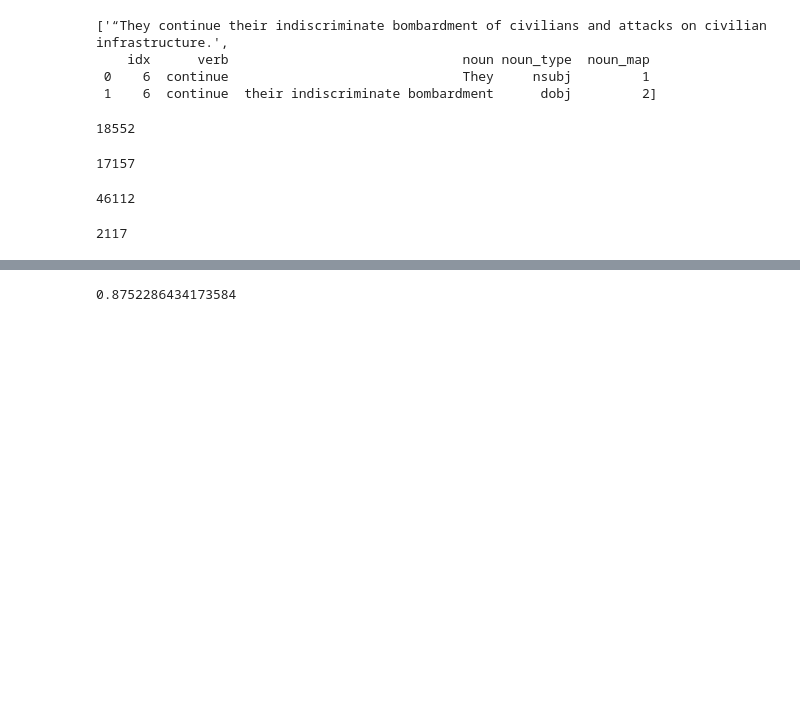
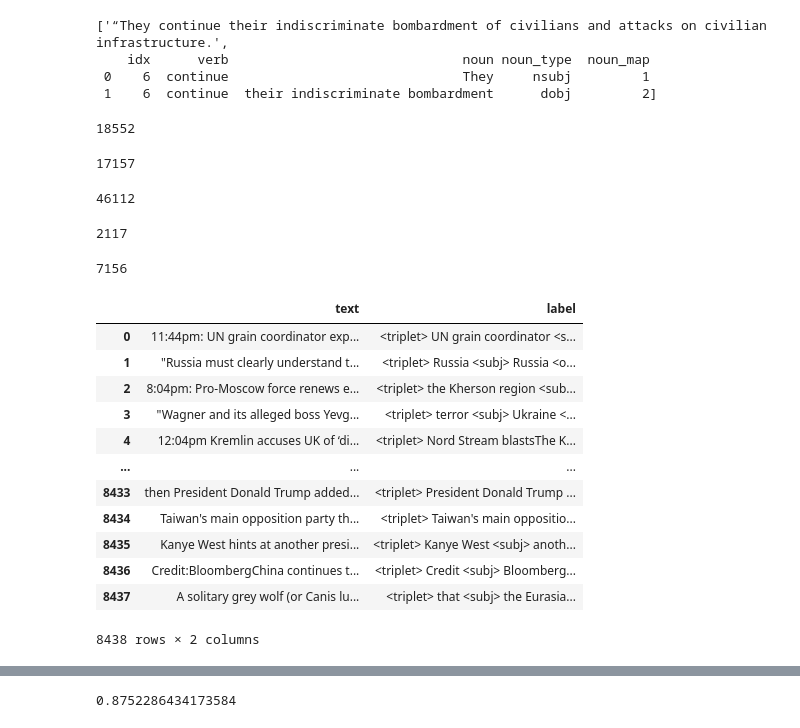
Before and after one commit to valentinwerner1/Thesis_RelationExtraction_PoliticsNews, a Jupyter notebook: soft_data/test_2.ipynb, the cells around one changed output, grey strips where cells are left out. Drawn from its saved outputs; the diff is of its cells as text; code cells hidden in the pictures; blank space fills up the shorter version.

```diff
--- a/soft_data/test_2.ipynb
+++ b/soft_data/test_2.ipynb
@@ -842,3 +843,24 @@ huh = pd.DataFrame(triples, columns = ["text", "subj", "obj", "label"])
 huh.text.nunique()
 # %% [output]
 2117
+# %%
+df = pd.read_csv("data/out_data/articles_url_coref3.csv.done.csv", index_col = 0)
+df.text.nunique()
+# %% [output]
+7156
+# %%
+df
+# %% [output]
+|  | text | label |
+| 0 | 11:44pm: UN grain coordinator exp... | <triplet> UN grain coordinator <s... |
+| 1 | "Russia must clearly understand t... | <triplet> Russia <subj> Russia <o... |
+| 2 | 8:04pm: Pro-Moscow force renews e... | <triplet> the Kherson region <sub... |
+| 3 | "Wagner and its alleged boss Yevg... | <triplet> terror <subj> Ukraine <... |
+| 4 | 12:04pm Kremlin accuses UK of ‘di... | <triplet> Nord Stream blastsThe K... |
+| ... | ... | ... |
+| 8433 | then President Donald Trump added... | <triplet> President Donald Trump ... |
+| 8434 | Taiwan's main opposition party th... | <triplet> Taiwan's main oppositio... |
+| 8435 | Kanye West hints at another presi... | <triplet> Kanye West <subj> anoth... |
+| 8436 | Credit:BloombergChina continues t... | <triplet> Credit <subj> Bloomberg... |
+| 8437 | A solitary grey wolf (or Canis lu... | <triplet> that <subj> the Eurasia... |
+8438 rows × 2 columns
```
Also changed, not shown: parts of 27 cells of this notebook, 5 other files.
